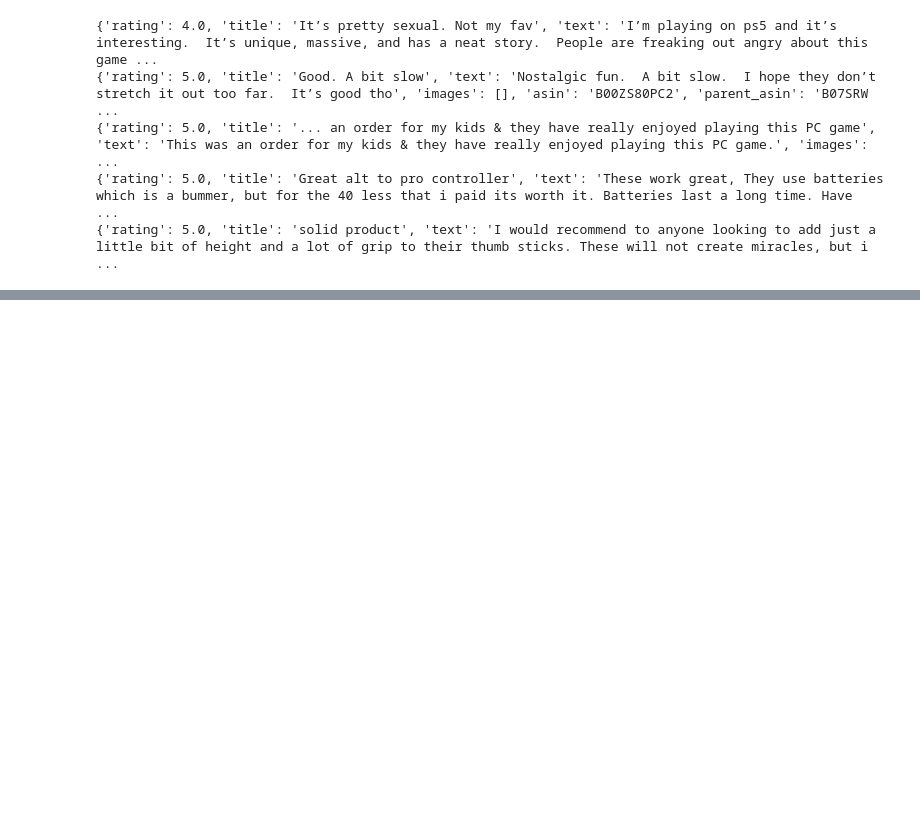
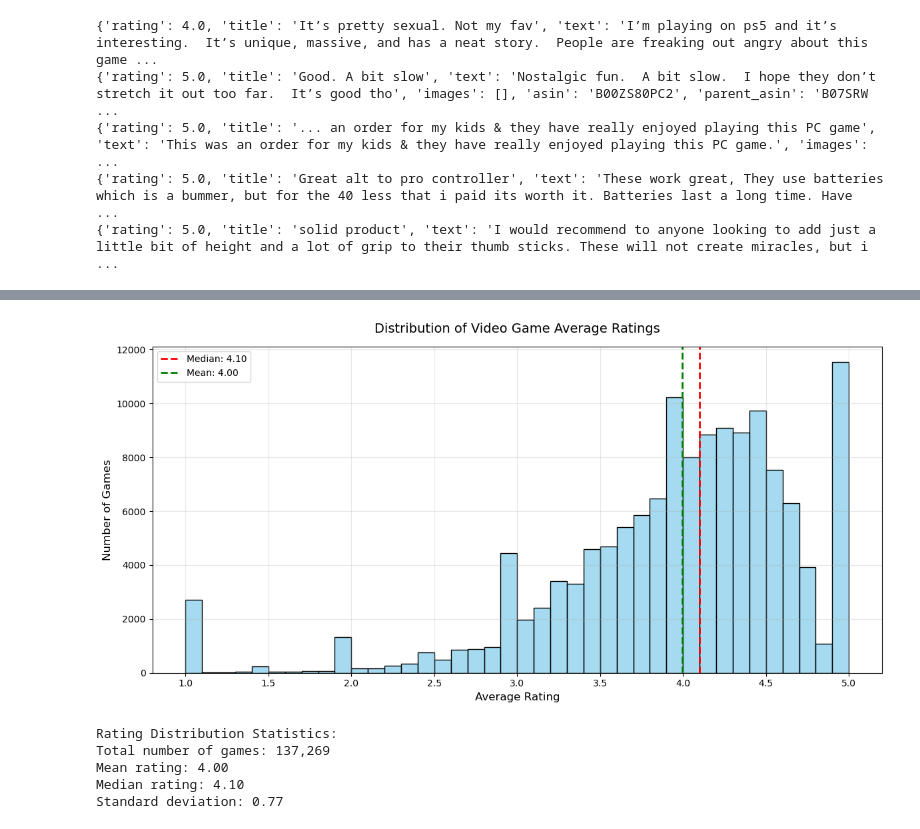
Before and after one commit to YuriyKimV/amazon_product_review, a Jupyter notebook: notebooks/01 Data loading and validaiton.ipynb, the cells around one changed output, grey strips where cells are left out. Drawn from its saved outputs; the diff is of its cells as text; code cells hidden in the pictures; blank space fills up the shorter version.

Commit message:
Data loading and EDA

```diff
--- a/notebooks/01 Data loading and validaiton.ipynb
+++ b/notebooks/01 Data loading and validaiton.ipynb
@@ -26,0 +126,9 @@ with open(file_review, 'r') as fp:
+# %%
+#review meta file in json format
+with open(file_meta, 'r') as fp:
+    for i, line in enumerate(fp):
+        if i >= 2:  # Limit to the first 2 lines
+            break
+        json_object = json.loads(line.strip())  # Parse the JSON line
+        formatted_json = json.dumps(json_object, indent=4)  # Format with indentation
+        print(formatted_json)
@@ -26,0 +446,3 @@ with open(file_review, 'r') as fp:
+# %%
+# Rename columns by removing "categories_"
+df_meta_category.columns = df_meta_category.columns.str.replace(r'^categories_', '', regex=True)
@@ -26,0 +493,53 @@ with open(file_review, 'r') as fp:
+# %%
+# Import required visualization libraries if not already imported
+import matplotlib.pyplot as plt
+import seaborn as sns
+
+# Calculate distribution statistics
+median_rating = df_meta_category['average_rating'].median()
+mean_rating = df_meta_category['average_rating'].mean()
+
+# Create figure with specified size
+plt.figure(figsize=(12, 6))
+
+# Create the histogram with enhanced styling
+ax = sns.histplot(data=df_meta_category,
+                 x='average_rating',
+                 binwidth=0.1,
+                 color='skyblue',
+                 edgecolor='black')
+
+# Add distribution lines
+plt.axvline(median_rating, color='red', linestyle='dashed', linewidth=2,
+            label=f'Median: {median_rating:.2f}')
+plt.axvline(mean_rating, color='green', linestyle='dashed', linewidth=2,
+            label=f'Mean: {mean_rating:.2f}')
+
+# Enhance plot styling
+plt.title('Distribution of Video Game Average Ratings', fontsize=14, pad=15)
+plt.xlabel('Average Rating', fontsize=12)
+plt.ylabel('Number of Games', fontsize=12)
+
+# Add legend with statistical information
+plt.legend(loc='upper left')
+
+# Add grid for better readability
+plt.grid(True, alpha=0.3)
+
+# Adjust layout and display
+plt.tight_layout()
+plt.show()
+
+# Print additional statistics
+print(f"\nRating Distribution Statistics:")
+print(f"Total number of games: {len(df_meta_category):,}")
+print(f"Mean rating: {mean_rating:.2f}")
+print(f"Median rating: {median_rating:.2f}")
+print(f"Standard deviation: {df_meta_category['average_rating'].std():.2f}")
+# %% [output]
+[figure, added]
+Rating Distribution Statistics:
+Total number of games: 137,269
+Mean rating: 4.00
+Median rating: 4.10
+Standard deviation: 0.77
```
Also changed, not shown: parts of 46 cells of this notebook.
